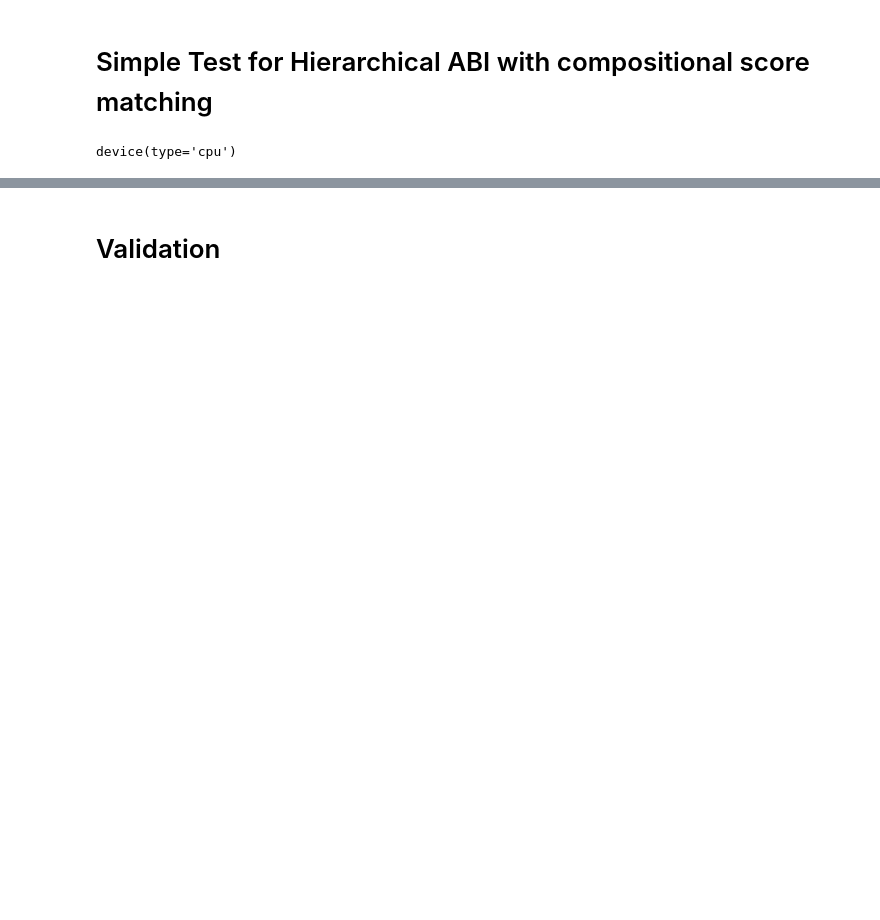
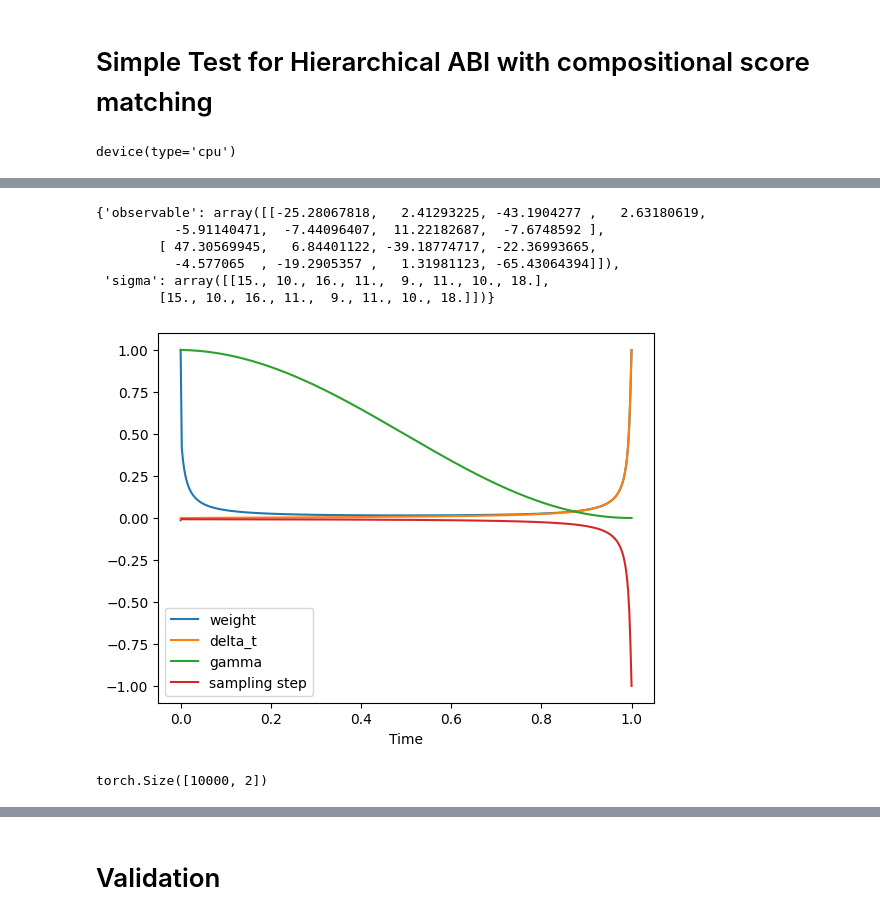
Before and after one commit to bayesflow-org/hierarchical-abi, a Jupyter notebook: simple test.ipynb, the cells around one changed output, grey strips where cells are left out. Cells and saved outputs as stored; diff of their text form; code cells hidden in the pictures; blank space fills up the shorter version.

```diff
--- a/simple test.ipynb
+++ b/simple test.ipynb
@@ -93 +109,10 @@ prior(2)
+# %%
+simulator(prior(2))
+# %% [output]
+{'observable': array([[-25.28067818,   2.41293225, -43.1904277 ,   2.63180619,
+          -5.91140471,  -7.44096407,  11.22182687,  -7.6748592 ],
+        [ 47.30569945,   6.84401122, -39.18774717, -22.36993665,
+          -4.577065  , -19.2905357 ,   1.31981123, -65.43064394]]),
+ 'sigma': array([[15., 10., 16., 11.,  9., 11., 10., 18.],
+        [15., 10., 16., 11.,  9., 11., 10., 18.]])}
 # %%
@@ -222,3 +253,16 @@ def generate_diffusion_time(max_t, steps, device=None):
+# %%
+time, gamma, delta_t = generate_diffusion_time(400, 400)
+
+plt.plot(time / 400, delta_t / (1-gamma), label='weight')
+plt.plot(time / 400, delta_t, label='delta_t')
+plt.plot(time / 400, gamma, label='gamma')
+plt.plot(time / 400, -1 / torch.sqrt(1 - gamma) * delta_t, label='sampling step')
+#plt.plot(time, torch.linspace(1, 0, 400+1, dtype=torch.float32)[1:-1], label='gamma_lin')
+plt.xlabel('Time')
+plt.legend()
+plt.show()
+# %% [output]
+[figure, added]
 # %%
  # Loss function for weighted MSE
 def weighted_mse_loss(inputs, targets, weights):
@@ -321,0 +390,4 @@ loss_history = train_score_model(score_model, dataloader, dataloader_valid=datal
+# %%
+xs.shape
+# %% [output]
+torch.Size([10000, 2])
```
Also changed, not shown: parts of 29 cells of this notebook.
